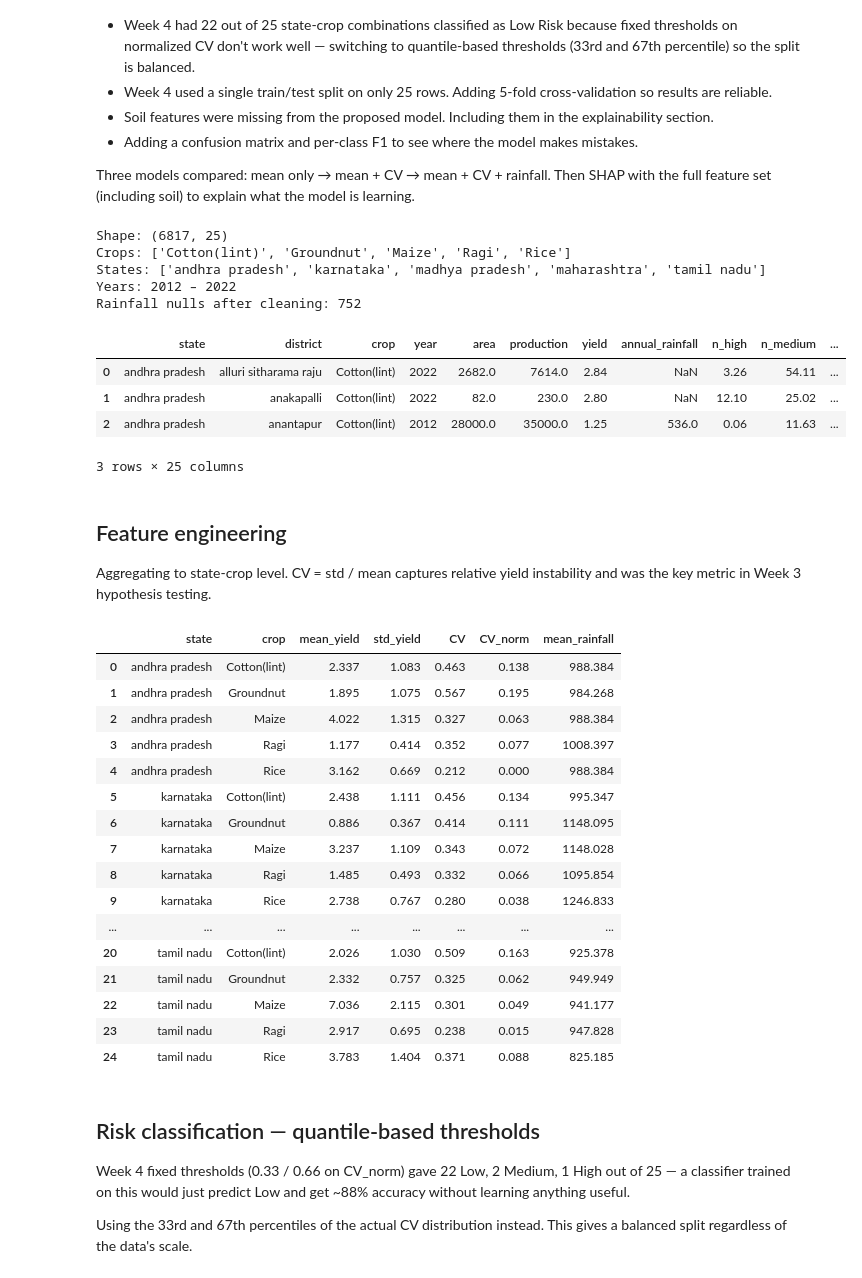
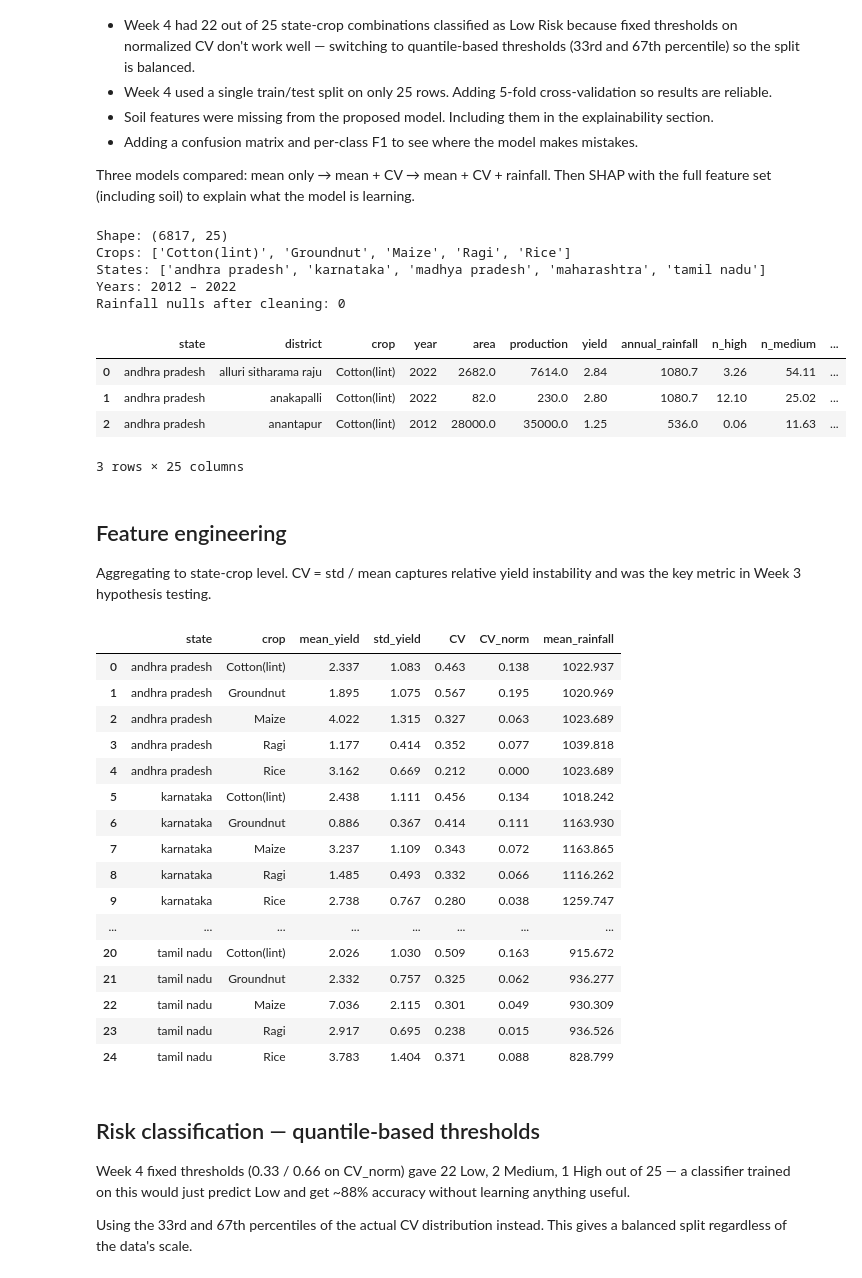
Before and after one commit to akshaya-1-1/agriculture, a Jupyter notebook: WEEK5.ipynb, the cells around one changed output. Drawn from its saved outputs; the diff is of its cells as text; code cells hidden in the pictures.

```diff
--- a/WEEK5.ipynb
+++ b/WEEK5.ipynb
@@ -30,29 +30,29 @@ os.makedirs('outputs', exist_ok=True)
 sns.set_theme(style='whitegrid')
 COLORS = {'Low': '#2ecc71', 'Medium': '#f39c12', 'High': '#e74c3c'}
 # %%
-df = pd.read_csv('data/final/agri_combined_dataset.csv')
+df = pd.read_csv('data/final/agri_combined_datasets.csv')
 
 # rainfall has stray characters like '—', converting cleanly
 df['annual_rainfall'] = pd.to_numeric(
     df['annual_rainfall'].astype(str).str.replace(',', '').str.strip(),
     errors='coerce'
 )
 
 print('Shape:', df.shape)
 print('Crops:', list(df['crop'].unique()))
 print('States:', list(df['state'].unique()))
 print('Years:', df['year'].min(), '–', df['year'].max())
 print('Rainfall nulls after cleaning:', df['annual_rainfall'].isna().sum())
 df.head(3)
 # %% [output]
 Shape: (6817, 25)
 Crops: ['Cotton(lint)', 'Groundnut', 'Maize', 'Ragi', 'Rice']
 States: ['andhra pradesh', 'karnataka', 'madhya pradesh', 'maharashtra', 'tamil nadu']
 Years: 2012 – 2022
-Rainfall nulls after cleaning: 752
+Rainfall nulls after cleaning: 0
 |  | state | district | crop | year | area | production | yield | annual_rainfall | n_high | n_medium | ... |
-| 0 | andhra pradesh | alluri sitharama raju | Cotton(lint) | 2022 | 2682.0 | 7614.0 | 2.84 | NaN | 3.26 | 54.11 | ... |
-| 1 | andhra pradesh | anakapalli | Cotton(lint) | 2022 | 82.0 | 230.0 | 2.80 | NaN | 12.10 | 25.02 | ... |
+| 0 | andhra pradesh | alluri sitharama raju | Cotton(lint) | 2022 | 2682.0 | 7614.0 | 2.84 | 1080.7 | 3.26 | 54.11 | ... |
+| 1 | andhra pradesh | anakapalli | Cotton(lint) | 2022 | 82.0 | 230.0 | 2.80 | 1080.7 | 12.10 | 25.02 | ... |
 | 2 | andhra pradesh | anantapur | Cotton(lint) | 2012 | 28000.0 | 35000.0 | 1.25 | 536.0 | 0.06 | 11.63 | ... |
 3 rows × 25 columns
 # %% [markdown]
@@ -79,22 +79,22 @@ agg['CV_norm'] = (agg['CV'] - agg['CV'].min()) / (agg['CV'].max() - agg['CV'].mi
 agg[['state', 'crop', 'mean_yield', 'std_yield', 'CV', 'CV_norm', 'mean_rainfall']].round(3)
 # %% [output]
 |  | state | crop | mean_yield | std_yield | CV | CV_norm | mean_rainfall |
-| 0 | andhra pradesh | Cotton(lint) | 2.337 | 1.083 | 0.463 | 0.138 | 988.384 |
-| 1 | andhra pradesh | Groundnut | 1.895 | 1.075 | 0.567 | 0.195 | 984.268 |
-| 2 | andhra pradesh | Maize | 4.022 | 1.315 | 0.327 | 0.063 | 988.384 |
-| 3 | andhra pradesh | Ragi | 1.177 | 0.414 | 0.352 | 0.077 | 1008.397 |
-| 4 | andhra pradesh | Rice | 3.162 | 0.669 | 0.212 | 0.000 | 988.384 |
-| 5 | karnataka | Cotton(lint) | 2.438 | 1.111 | 0.456 | 0.134 | 995.347 |
-| 6 | karnataka | Groundnut | 0.886 | 0.367 | 0.414 | 0.111 | 1148.095 |
-| 7 | karnataka | Maize | 3.237 | 1.109 | 0.343 | 0.072 | 1148.028 |
-| 8 | karnataka | Ragi | 1.485 | 0.493 | 0.332 | 0.066 | 1095.854 |
-| 9 | karnataka | Rice | 2.738 | 0.767 | 0.280 | 0.038 | 1246.833 |
+| 0 | andhra pradesh | Cotton(lint) | 2.337 | 1.083 | 0.463 | 0.138 | 1022.937 |
+| 1 | andhra pradesh | Groundnut | 1.895 | 1.075 | 0.567 | 0.195 | 1020.969 |
+| 2 | andhra pradesh | Maize | 4.022 | 1.315 | 0.327 | 0.063 | 1023.689 |
+| 3 | andhra pradesh | Ragi | 1.177 | 0.414 | 0.352 | 0.077 | 1039.818 |
+| 4 | andhra pradesh | Rice | 3.162 | 0.669 | 0.212 | 0.000 | 1023.689 |
+| 5 | karnataka | Cotton(lint) | 2.438 | 1.111 | 0.456 | 0.134 | 1018.242 |
+| 6 | karnataka | Groundnut | 0.886 | 0.367 | 0.414 | 0.111 | 1163.930 |
+| 7 | karnataka | Maize | 3.237 | 1.109 | 0.343 | 0.072 | 1163.865 |
+| 8 | karnataka | Ragi | 1.485 | 0.493 | 0.332 | 0.066 | 1116.262 |
+| 9 | karnataka | Rice | 2.738 | 0.767 | 0.280 | 0.038 | 1259.747 |
 | ... | ... | ... | ... | ... | ... | ... | ... |
-| 20 | tamil nadu | Cotton(lint) | 2.026 | 1.030 | 0.509 | 0.163 | 925.378 |
-| 21 | tamil nadu | Groundnut | 2.332 | 0.757 | 0.325 | 0.062 | 949.949 |
-| 22 | tamil nadu | Maize | 7.036 | 2.115 | 0.301 | 0.049 | 941.177 |
-| 23 | tamil nadu | Ragi | 2.917 | 0.695 | 0.238 | 0.015 | 947.828 |
-| 24 | tamil nadu | Rice | 3.783 | 1.404 | 0.371 | 0.088 | 825.185 |
+| 20 | tamil nadu | Cotton(lint) | 2.026 | 1.030 | 0.509 | 0.163 | 915.672 |
+| 21 | tamil nadu | Groundnut | 2.332 | 0.757 | 0.325 | 0.062 | 936.277 |
+| 22 | tamil nadu | Maize | 7.036 | 2.115 | 0.301 | 0.049 | 930.309 |
+| 23 | tamil nadu | Ragi | 2.917 | 0.695 | 0.238 | 0.015 | 936.526 |
+| 24 | tamil nadu | Rice | 3.783 | 1.404 | 0.371 | 0.088 | 828.799 |
 # %% [markdown]
 ## Risk classification — quantile-based thresholds
 
```
Also changed, not shown: parts of 2 cells of this notebook, 14 other files.
